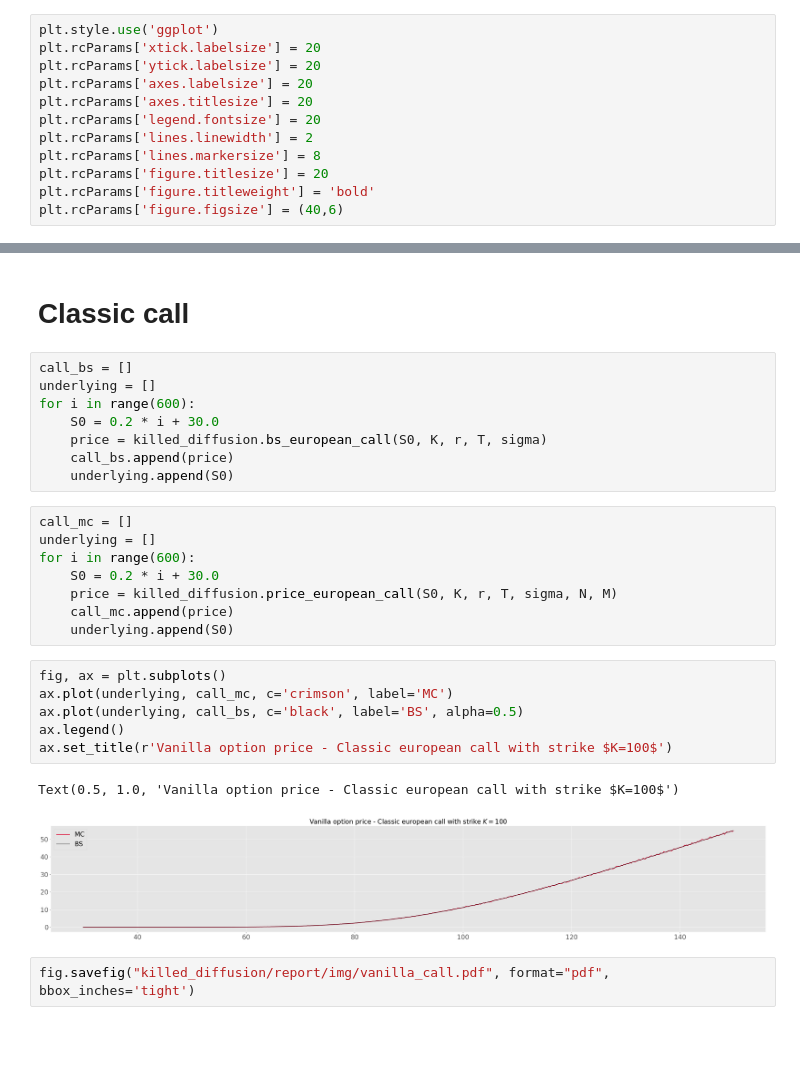
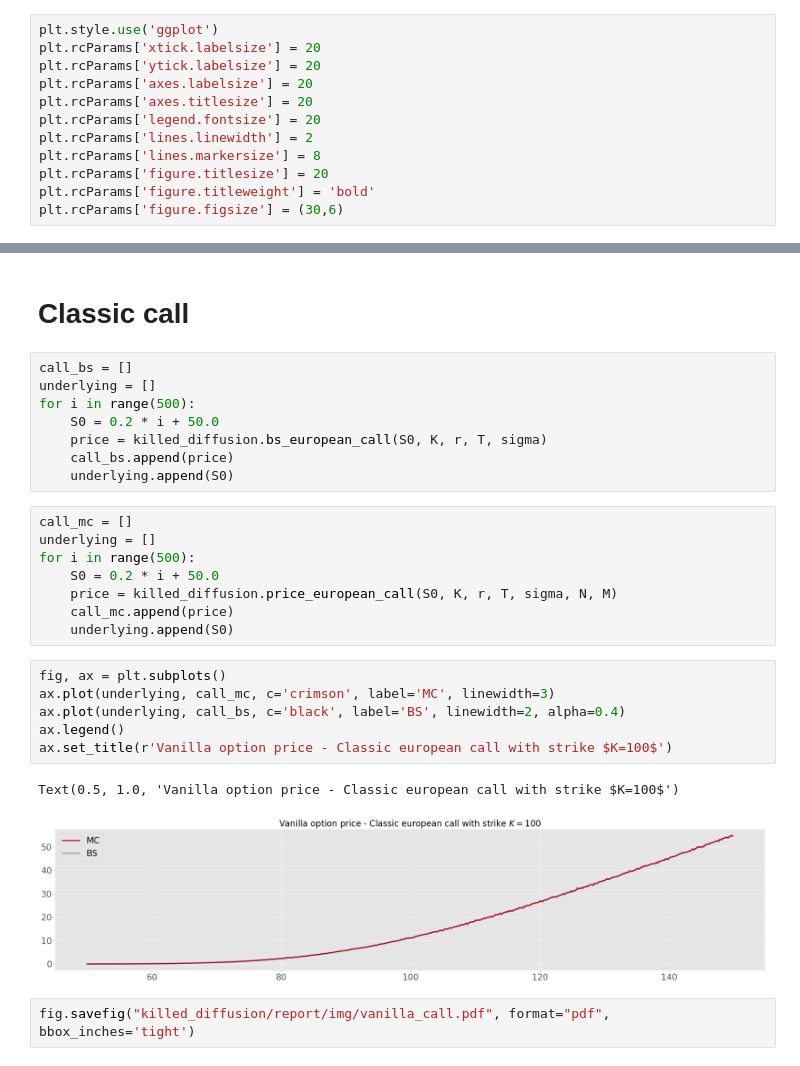
Before and after one commit to vtisserand/killed_diffusion, a Jupyter notebook: nbs/killed.ipynb, the cells around one changed output, grey strips where cells are left out. Cells and saved outputs as stored; diff of their text form; blank space fills up the shorter version.

```diff
--- a/nbs/killed.ipynb
+++ b/nbs/killed.ipynb
@@ -32,7 +32,7 @@ plt.rcParams['lines.linewidth'] = 2
 plt.rcParams['lines.markersize'] = 8
 plt.rcParams['figure.titlesize'] = 20
 plt.rcParams['figure.titleweight'] = 'bold'
-plt.rcParams['figure.figsize'] = (40,6)
+plt.rcParams['figure.figsize'] = (30,6)
 # %%
 # Parameters:
 K=100.0
@@ -48,28 +48,28 @@ B=120
 # %%
 call_bs = []
 underlying = []
-for i in range(600):
-    S0 = 0.2 * i + 30.0
+for i in range(500):
+    S0 = 0.2 * i + 50.0
     price = killed_diffusion.bs_european_call(S0, K, r, T, sigma)
     call_bs.append(price)
     underlying.append(S0)
 # %%
 call_mc = []
 underlying = []
-for i in range(600):
-    S0 = 0.2 * i + 30.0
+for i in range(500):
+    S0 = 0.2 * i + 50.0
     price = killed_diffusion.price_european_call(S0, K, r, T, sigma, N, M)
     call_mc.append(price)
     underlying.append(S0)
 # %%
 fig, ax = plt.subplots()
-ax.plot(underlying, call_mc, c='crimson', label='MC')
-ax.plot(underlying, call_bs, c='black', label='BS', alpha=0.5)
+ax.plot(underlying, call_mc, c='crimson', label='MC', linewidth=3)
+ax.plot(underlying, call_bs, c='black', label='BS', linewidth=2, alpha=0.4)
 ax.legend()
 ax.set_title(r'Vanilla option price - Classic european call with strike $K=100$')
 # %% [output]
 Text(0.5, 1.0, 'Vanilla option price - Classic european call with strike $K=100$')
-[figure, old version]
+[figure, new version]
 # %%
 fig.savefig("killed_diffusion/report/img/vanilla_call.pdf", format="pdf", bbox_inches='tight')
 # %% [markdown]
```
Also changed, not shown: parts of 10 cells of this notebook, 5 other files.
